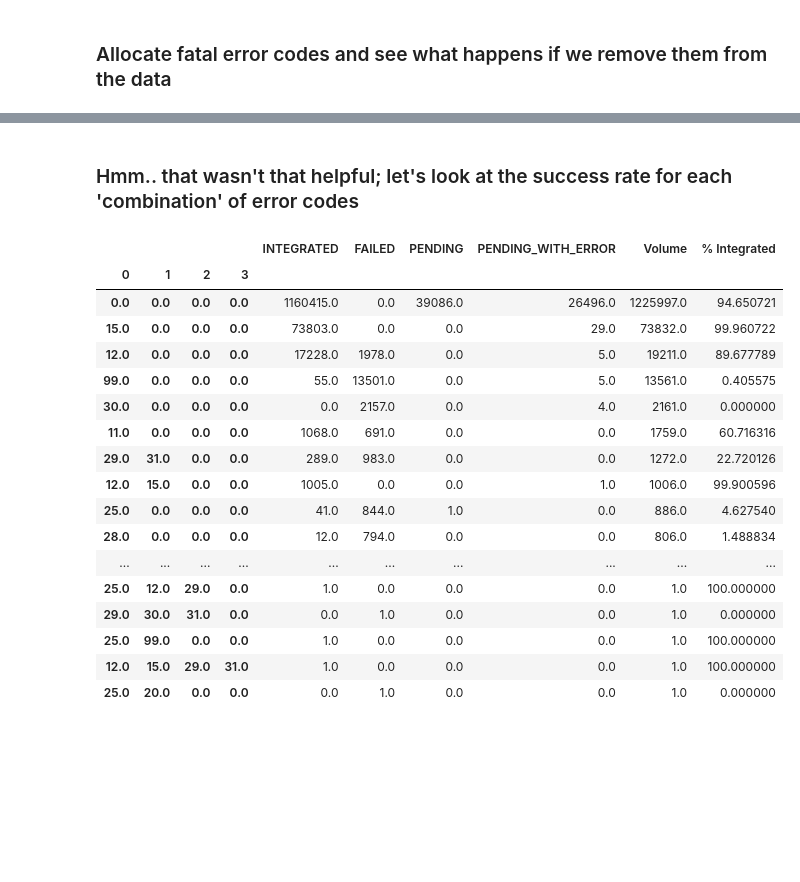
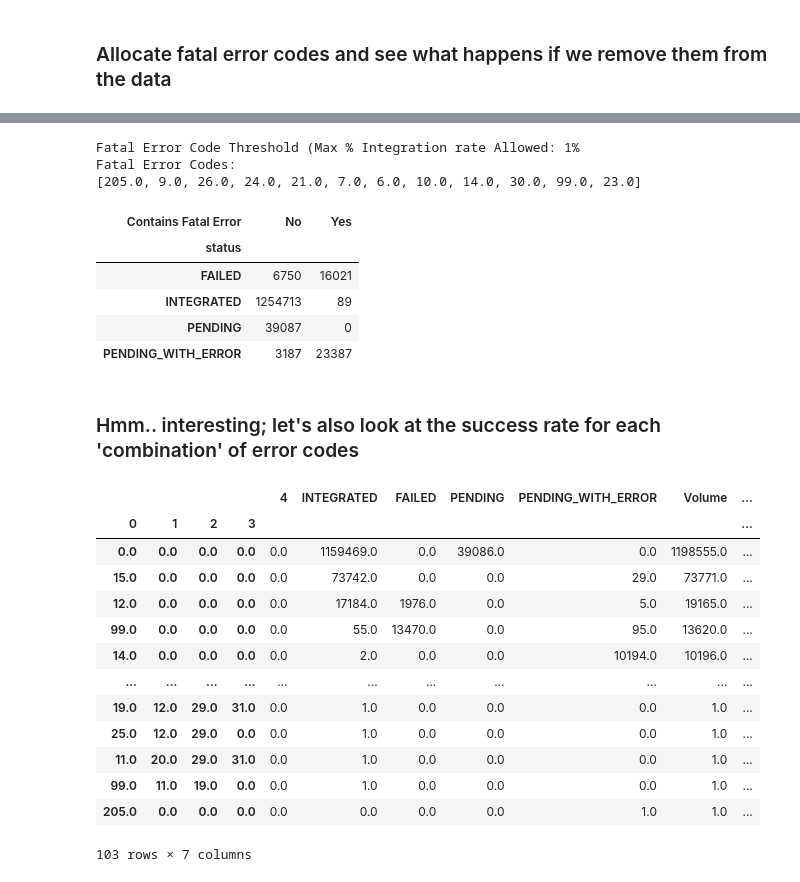
Before and after one commit to nhsconnect/prm-gp2gp-data-sandbox, a Jupyter notebook: notebooks/19-PRMT-1894--fatal-and-non-fatal-error-codes.ipynb, the cells around one changed output, grey strips where cells are left out. Saved outputs shown, nothing was run; the diff lists cells and outputs as text; code cells hidden in the pictures; blank space fills up the shorter version.

Commit message:
PRMT-1894 [RJ/HZ] Fixed analysis to include sender errors and added tables to see impact of allocating error codes as fatal

```diff
--- a/notebooks/19-PRMT-1894--fatal-and-non-fatal-error-codes.ipynb
+++ b/notebooks/19-PRMT-1894--fatal-and-non-fatal-error-codes.ipynb
@@ -47,7 +47,7 @@ def Series_of_lists_value_counts(Series):
 # %% [markdown]
 ## Take 6 months of data
 # %%
-transfer_file_location = "s3://<bucket-name>"
+transfer_file_location = "s3://prm-gp2gp-data-sandbox-dev/transfers-duplicates-hypothesis/"
 transfer_files = [
     "9-2020-transfers.parquet",
     "10-2020-transfers.parquet",
@@ -98,6 +98,7 @@ Series_of_lists_value_counts(successful_transfers_without_integrated_status['req
 # %%
 transfers_with_final_outcome = transfers.copy()
 transfers_with_final_outcome.loc[successful_transfers_bool, 'status'] = 'INTEGRATED'
+transfers=transfers_with_final_outcome.copy()
 # %% [markdown]
 ### Remove pending transfers [Removed!]
 # %%
@@ -107,8 +108,8 @@ transfers_with_final_outcome.loc[successful_transfers_bool, 'status'] = 'INTEGRA
 # %%
-transfers_with_final_outcome['all_error_codes'] = transfers_with_final_outcome.apply(lambda x: [*x['intermediate_error_codes'], *x['request_completed_ack_codes']],axis=1)
+transfers['all_error_codes'] = transfers.apply(lambda x: [*[x['sender_error_code']],*x['intermediate_error_codes'], *x['request_completed_ack_codes']],axis=1)
 
 # Remove the "None" tag that we used as a flag for a successfully integrated transfer
-transfers_with_final_outcome['all_error_codes'] = transfers_with_final_outcome['all_error_codes'].apply(lambda x: [i for i in x if np.isfinite(i)])
+transfers['all_error_codes'] = transfers['all_error_codes'].apply(lambda x: [i for i in x if np.isfinite(i)])
 # %% [markdown]
 ## Identify % failure for each error code and designate anything with 100% error code as fatal
 # %%
@@ -166,5 +189,17 @@ error_code_failure_rates(transfers_without_fatal_codes)
+# %%
+fatal_error_implementation_effect(transfers,1)
+# %% [output]
+Fatal Error Code Threshold (Max % Integration rate Allowed: 1%
+Fatal Error Codes:
+[205.0, 9.0, 26.0, 24.0, 21.0, 7.0, 6.0, 10.0, 14.0, 30.0, 99.0, 23.0]
+| Contains Fatal Error | No | Yes |
+| status |  |  |
+| FAILED | 6750 | 16021 |
+| INTEGRATED | 1254713 | 89 |
+| PENDING | 39087 | 0 |
+| PENDING_WITH_ERROR | 3187 | 23387 |
 # %% [markdown]
-### Hmm.. that wasn't that helpful; let's look at the success rate for each 'combination' of error codes
+### Hmm.. interesting; let's also look at the success rate for each 'combination' of error codes
 # %%
 def single_status_error_count(transfers_df,status):
     status_bool=transfers_df['status']==status
@@ -178,40 +213,36 @@ def single_status_error_count(transfers_df,status):
     return status_count
 # %%
 # Convert the list of error codes into the unique set of error codes
-transfers_with_error_code_set=transfers_with_final_outcome.copy()
+transfers_with_error_code_set=transfers.copy()
 transfers_with_error_code_set['set_error_codes']=transfers_with_error_code_set['all_error_codes'].apply(set)
 
 # For each status, generate a count of which set of error codes occurred
 status_error_code_counts=dict()
 unique_statuses=transfers_with_error_code_set['status'].value_counts().index
 for status in unique_statuses:
     status_error_code_counts[status]=single_status_error_count(transfers_with_error_code_set,status)
 
 # Merge this data together into one frame
 error_combination_counts=status_error_code_counts['INTEGRATED'].merge(status_error_code_counts['FAILED'],left_on=[0,1,2,3],right_on=[0,1,2,3],how='outer').fillna(0)
 error_combination_counts=error_combination_counts.merge(status_error_code_counts['PENDING'],left_on=[0,1,2,3],right_on=[0,1,2,3],how='outer').fillna(0)
 error_combination_counts=error_combination_counts.merge(status_error_code_counts['PENDING_WITH_ERROR'],left_on=[0,1,2,3],right_on=[0,1,2,3],how='outer').fillna(0)
 
 # Calculate the success rate
 error_combination_counts['Volume']=error_combination_counts[unique_statuses].sum(axis=1)
 error_combination_counts['% Integrated']=100*(error_combination_counts['INTEGRATED']/error_combination_counts['Volume'])
 error_combination_counts.sort_values(by='Volume',ascending=False).set_index(list(range(4)))
 # %% [output]
-|  |  |  |  | INTEGRATED | FAILED | PENDING | PENDING_WITH_ERROR | Volume | % Integrated |
-| 0 | 1 | 2 | 3 |  |  |  |  |  |  |
-| 0.0 | 0.0 | 0.0 | 0.0 | 1160415.0 | 0.0 | 39086.0 | 26496.0 | 1225997.0 | 94.650721 |
-| 15.0 | 0.0 | 0.0 | 0.0 | 73803.0 | 0.0 | 0.0 | 29.0 | 73832.0 | 99.960722 |
-| 12.0 | 0.0 | 0.0 | 0.0 | 17228.0 | 1978.0 | 0.0 | 5.0 | 19211.0 | 89.677789 |
-| 99.0 | 0.0 | 0.0 | 0.0 | 55.0 | 13501.0 | 0.0 | 5.0 | 13561.0 | 0.405575 |
-| 30.0 | 0.0 | 0.0 | 0.0 | 0.0 | 2157.0 | 0.0 | 4.0 | 2161.0 | 0.000000 |
-| 11.0 | 0.0 | 0.0 | 0.0 | 1068.0 | 691.0 | 0.0 | 0.0 | 1759.0 | 60.716316 |
-| 29.0 | 31.0 | 0.0 | 0.0 | 289.0 | 983.0 | 0.0 | 0.0 | 1272.0 | 22.720126 |
-| 12.0 | 15.0 | 0.0 | 0.0 | 1005.0 | 0.0 | 0.0 | 1.0 | 1006.0 | 99.900596 |
-| 25.0 | 0.0 | 0.0 | 0.0 | 41.0 | 844.0 | 1.0 | 0.0 | 886.0 | 4.627540 |
-| 28.0 | 0.0 | 0.0 | 0.0 | 12.0 | 794.0 | 0.0 | 0.0 | 806.0 | 1.488834 |
-| ... | ... | ... | ... | ... | ... | ... | ... | ... | ... |
-| 25.0 | 12.0 | 29.0 | 0.0 | 1.0 | 0.0 | 0.0 | 0.0 | 1.0 | 100.000000 |
-| 29.0 | 30.0 | 31.0 | 0.0 | 0.0 | 1.0 | 0.0 | 0.0 | 1.0 | 0.000000 |
-| 25.0 | 99.0 | 0.0 | 0.0 | 1.0 | 0.0 | 0.0 | 0.0 | 1.0 | 100.000000 |
-| 12.0 | 15.0 | 29.0 | 31.0 | 1.0 | 0.0 | 0.0 | 0.0 | 1.0 | 100.000000 |
-| 25.0 | 20.0 | 0.0 | 0.0 | 0.0 | 1.0 | 0.0 | 0.0 | 1.0 | 0.000000 |
+|  |  |  |  | 4 | INTEGRATED | FAILED | PENDING | PENDING_WITH_ERROR | Volume | ... |
+| 0 | 1 | 2 | 3 |  |  |  |  |  |  | ... |
+| 0.0 | 0.0 | 0.0 | 0.0 | 0.0 | 1159469.0 | 0.0 | 39086.0 | 0.0 | 1198555.0 | ... |
+| 15.0 | 0.0 | 0.0 | 0.0 | 0.0 | 73742.0 | 0.0 | 0.0 | 29.0 | 73771.0 | ... |
+| 12.0 | 0.0 | 0.0 | 0.0 | 0.0 | 17184.0 | 1976.0 | 0.0 | 5.0 | 19165.0 | ... |
+| 99.0 | 0.0 | 0.0 | 0.0 | 0.0 | 55.0 | 13470.0 | 0.0 | 95.0 | 13620.0 | ... |
+| 14.0 | 0.0 | 0.0 | 0.0 | 0.0 | 2.0 | 0.0 | 0.0 | 10194.0 | 10196.0 | ... |
+| ... | ... | ... | ... | ... | ... | ... | ... | ... | ... | ... |
+| 19.0 | 12.0 | 29.0 | 31.0 | 0.0 | 1.0 | 0.0 | 0.0 | 0.0 | 1.0 | ... |
+| 25.0 | 12.0 | 29.0 | 0.0 | 0.0 | 1.0 | 0.0 | 0.0 | 0.0 | 1.0 | ... |
+| 11.0 | 20.0 | 29.0 | 31.0 | 0.0 | 1.0 | 0.0 | 0.0 | 0.0 | 1.0 | ... |
+| 99.0 | 11.0 | 19.0 | 0.0 | 0.0 | 1.0 | 0.0 | 0.0 | 0.0 | 1.0 | ... |
+| 205.0 | 0.0 | 0.0 | 0.0 | 0.0 | 0.0 | 0.0 | 0.0 | 1.0 | 1.0 | ... |
+103 rows × 7 columns
```
Also changed, not shown: parts of 10 cells of this notebook.
